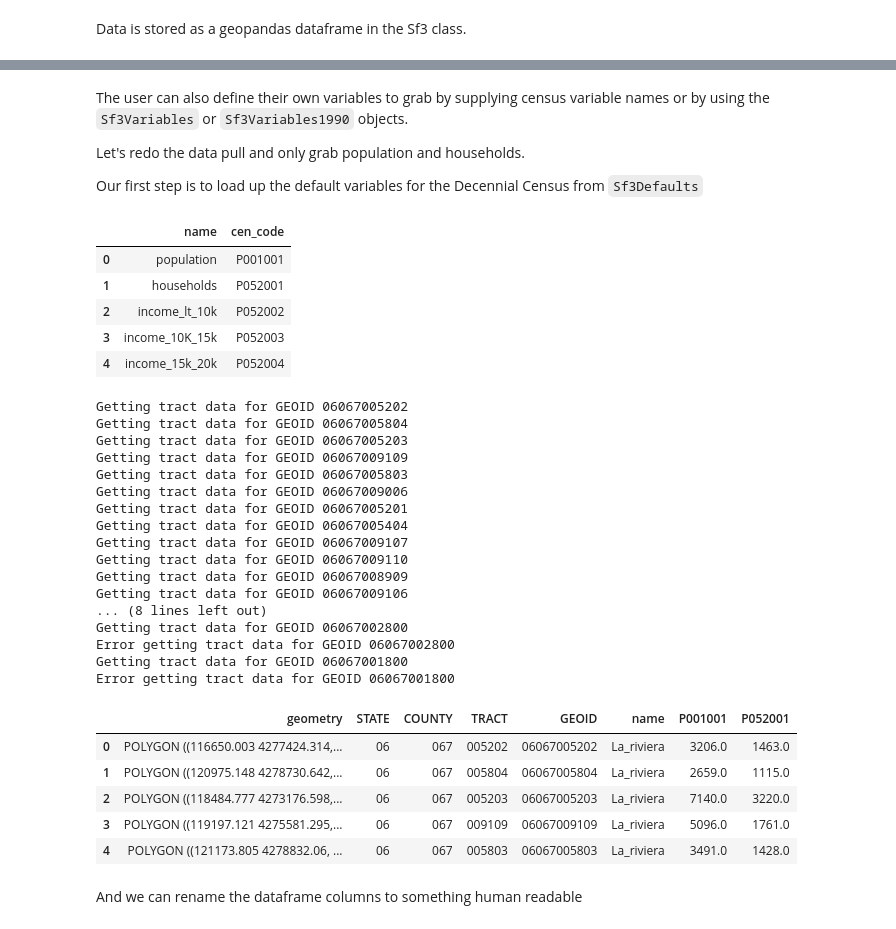
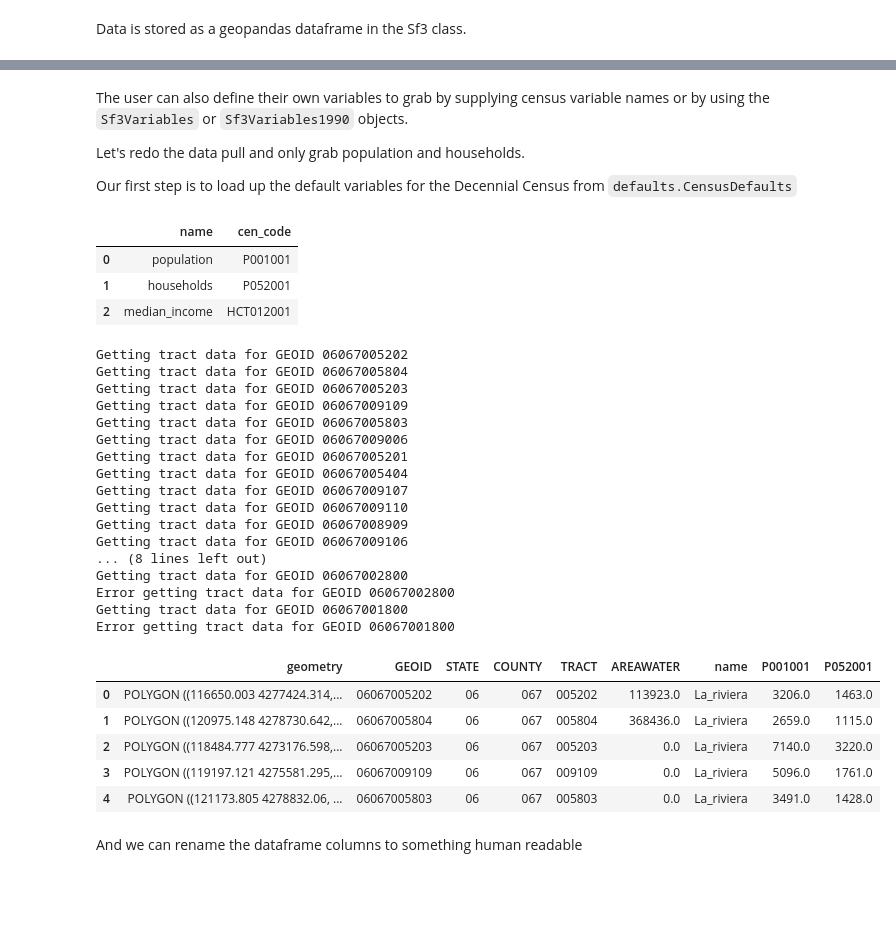
Before and after one commit to jlarsen-usgs/census-data-collector, a Jupyter notebook: examples/1 basic datacollector example.ipynb, the cells around one changed output, grey strips where cells are left out. Cells and saved outputs as stored; diff of their text form; code cells hidden in the pictures; blank space fills up the shorter version.

Commit message:
Update interface for defaults Add CensusDefaults and remove Acs<x>Defaults, Sf<x>Defaults

```diff
--- a/examples/1 basic datacollector example.ipynb
+++ b/examples/1 basic datacollector example.ipynb
@@ -175,51 +190,49 @@ The user can also define their own variables to grab by supplying census variabl
 
 Let's redo the data pull and only grab population and households.
 
-Our first step is to load up the default variables for the Decennial Census from `Sf3Defaults`
+Our first step is to load up the default variables for the Decennial Census from `defaults.CensusDefaults`
 # %%
-from censusdc.datacollector.dec import Sf3Defaults
+from censusdc.defaults import CensusDefaults
 
-defaults = Sf3Defaults()
+defaults = CensusDefaults("dec-sf3")
 dfd = defaults.dataframe
 dfd.head()
 # %% [output]
 |  | name | cen_code |
 | 0 | population | P001001 |
 | 1 | households | P052001 |
-| 2 | income_lt_10k | P052002 |
-| 3 | income_10K_15k | P052003 |
-| 4 | income_15k_20k | P052004 |
+| 2 | median_income | HCT012001 |
 # %%
 # filter the dataframe for only pop. and hous.
 dfd = dfd[dfd.name.isin(["population", "households"])]
 
-sf3.get_data(level='finest', variables=dfd.cen_code.tolist())
+sf3.get_data(variables=dfd.cen_code.tolist())
 
 sf3.features.head()
 # %% [output]
 Getting tract data for GEOID 06067005202
 Getting tract data for GEOID 06067005804
 Getting tract data for GEOID 06067005203
 Getting tract data for GEOID 06067009109
 Getting tract data for GEOID 06067005803
 Getting tract data for GEOID 06067009006
 Getting tract data for GEOID 06067005201
 Getting tract data for GEOID 06067005404
 Getting tract data for GEOID 06067009107
 Getting tract data for GEOID 06067009110
 Getting tract data for GEOID 06067008909
 Getting tract data for GEOID 06067009106
 ... (8 lines left out)
 Getting tract data for GEOID 06067002800
 Error getting tract data for GEOID 06067002800
 Getting tract data for GEOID 06067001800
 Error getting tract data for GEOID 06067001800
-|  | geometry | STATE | COUNTY | TRACT | GEOID | name | P001001 | P052001 |
-| 0 | POLYGON ((116650.003 4277424.314,... | 06 | 067 | 005202 | 06067005202 | La_riviera | 3206.0 | 1463.0 |
-| 1 | POLYGON ((120975.148 4278730.642,... | 06 | 067 | 005804 | 06067005804 | La_riviera | 2659.0 | 1115.0 |
-| 2 | POLYGON ((118484.777 4273176.598,... | 06 | 067 | 005203 | 06067005203 | La_riviera | 7140.0 | 3220.0 |
-| 3 | POLYGON ((119197.121 4275581.295,... | 06 | 067 | 009109 | 06067009109 | La_riviera | 5096.0 | 1761.0 |
-| 4 | POLYGON ((121173.805 4278832.06, ... | 06 | 067 | 005803 | 06067005803 | La_riviera | 3491.0 | 1428.0 |
+|  | geometry | GEOID | STATE | COUNTY | TRACT | AREAWATER | name | P001001 | P052001 |
+| 0 | POLYGON ((116650.003 4277424.314,... | 06067005202 | 06 | 067 | 005202 | 113923.0 | La_riviera | 3206.0 | 1463.0 |
+| 1 | POLYGON ((120975.148 4278730.642,... | 06067005804 | 06 | 067 | 005804 | 368436.0 | La_riviera | 2659.0 | 1115.0 |
+| 2 | POLYGON ((118484.777 4273176.598,... | 06067005203 | 06 | 067 | 005203 | 0.0 | La_riviera | 7140.0 | 3220.0 |
+| 3 | POLYGON ((119197.121 4275581.295,... | 06067009109 | 06 | 067 | 009109 | 0.0 | La_riviera | 5096.0 | 1761.0 |
+| 4 | POLYGON ((121173.805 4278832.06, ... | 06067005803 | 06 | 067 | 005803 | 0.0 | La_riviera | 3491.0 | 1428.0 |
 # %% [markdown]
 And we can rename the dataframe columns to something human readable
 # %%
```
Also changed, not shown: parts of 15 cells of this notebook, 9 other files.
